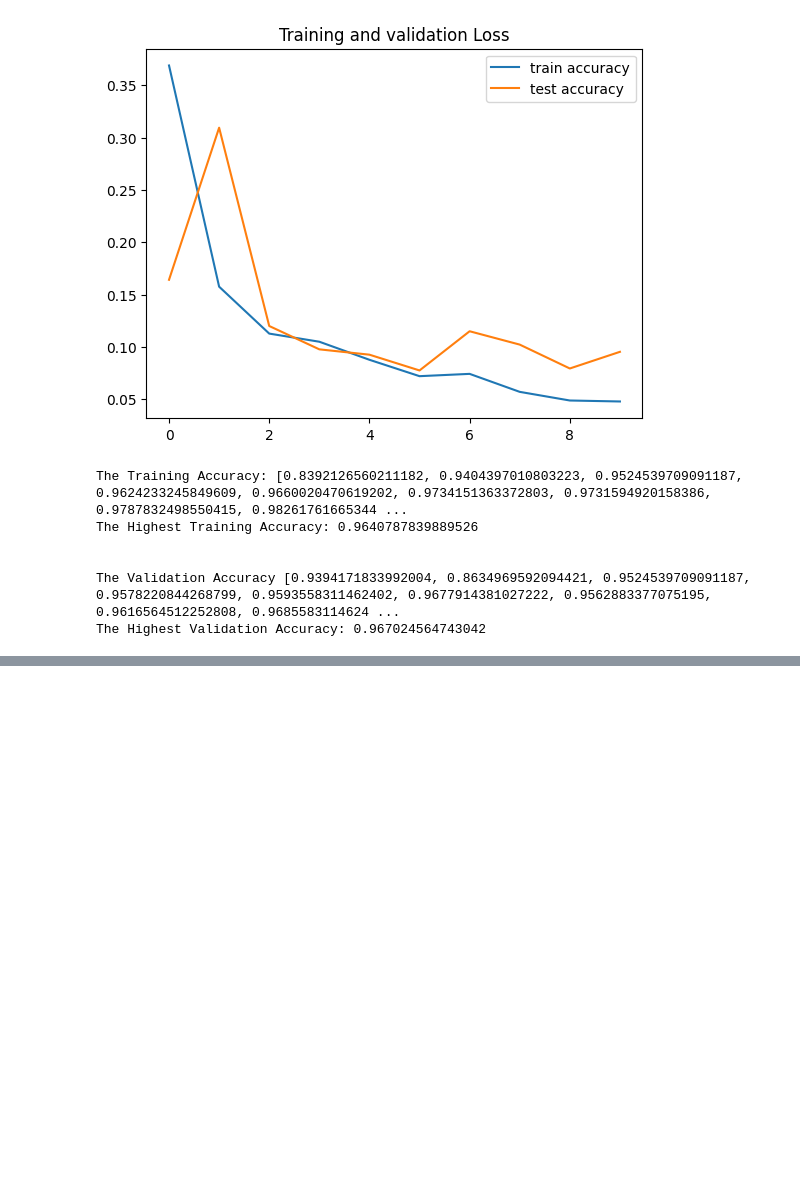
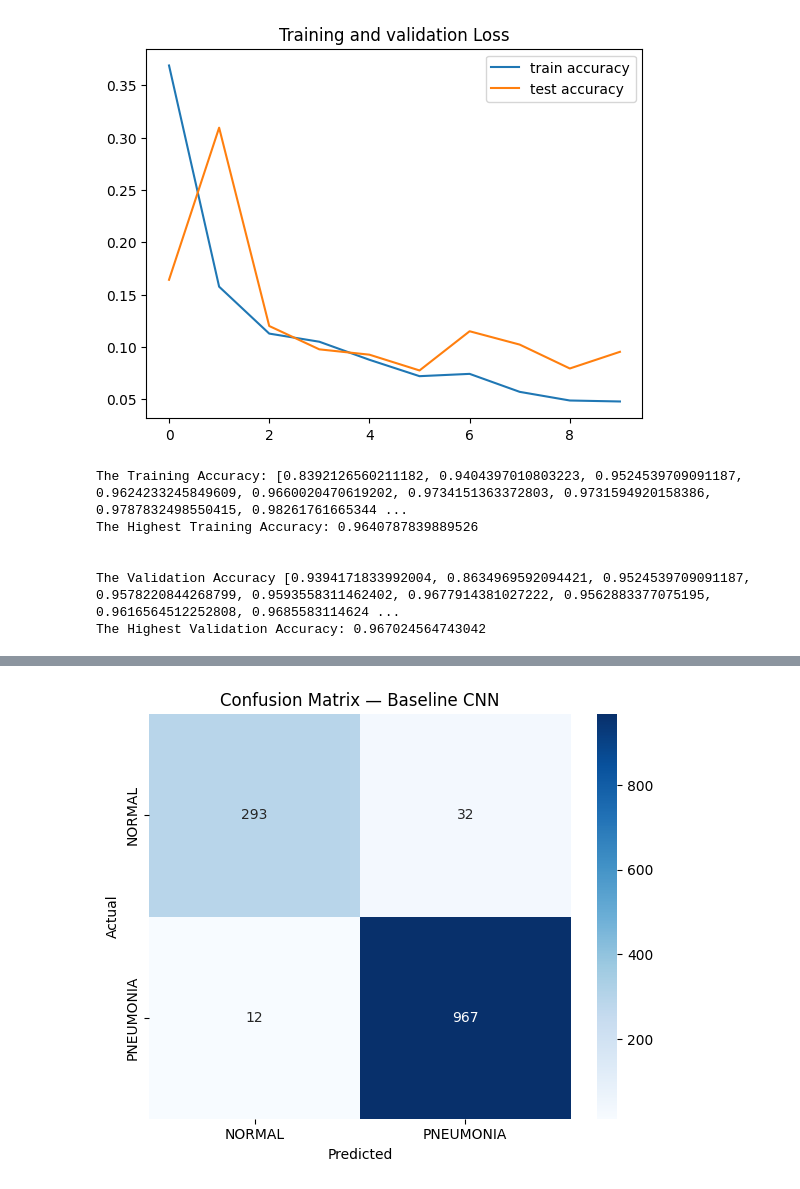
Before and after one commit to data-groot/Pneumonia-Detection-Deep-Learning, a Jupyter notebook: notebooks/02_baseline_CNN.ipynb, the cells around one changed output, grey strips where cells are left out. Saved outputs shown, nothing was run; the diff lists cells and outputs as text; code cells hidden in the pictures; blank space fills up the shorter version.

Commit message:
Results

```diff
--- a/notebooks/02_baseline_CNN.ipynb
+++ b/notebooks/02_baseline_CNN.ipynb
@@ -182,3 +184,6 @@ The Highest Training Accuracy: 0.9640787839889526
 
 The Validation Accuracy [0.9394171833992004, 0.8634969592094421, 0.9524539709091187, 0.9578220844268799, 0.9593558311462402, 0.9677914381027222, 0.9562883377075195, 0.9616564512252808, 0.9685583114624 ...
 The Highest Validation Accuracy: 0.967024564743042
+# %%
+y_pred_prob = model.predict(x_test).flatten()
+y_pred = (y_pred_prob >= 0.5).astype(int)
@@ -184,0 +212,16 @@ The Highest Validation Accuracy: 0.967024564743042
+# %%
+os.makedirs(r"C:/Medical-Image-Classification/results/figures", exist_ok=True)
+
+cm = confusion_matrix(y_test, y_pred)
+plt.figure(figsize=(6, 5))
+sns.heatmap(cm, annot=True, fmt="d", cmap="Blues",
+            xticklabels=["NORMAL", "PNEUMONIA"],
+            yticklabels=["NORMAL", "PNEUMONIA"])
+plt.xlabel("Predicted")
+plt.ylabel("Actual")
+plt.title("Confusion Matrix — Baseline CNN")
+plt.tight_layout()
+plt.savefig(r"C:/Medical-Image-Classification/results/figures/confusion_matrix_baseline.png", dpi=150)
+plt.show()
+# %% [output]
+[figure, added]
```
Also changed, not shown: parts of 6 cells of this notebook, 3 other files.
